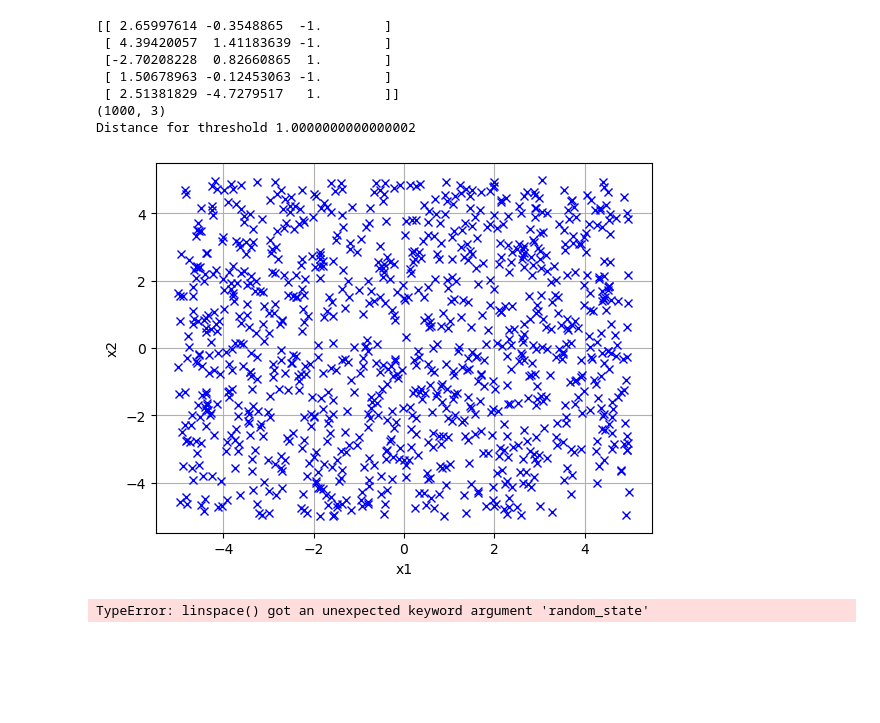
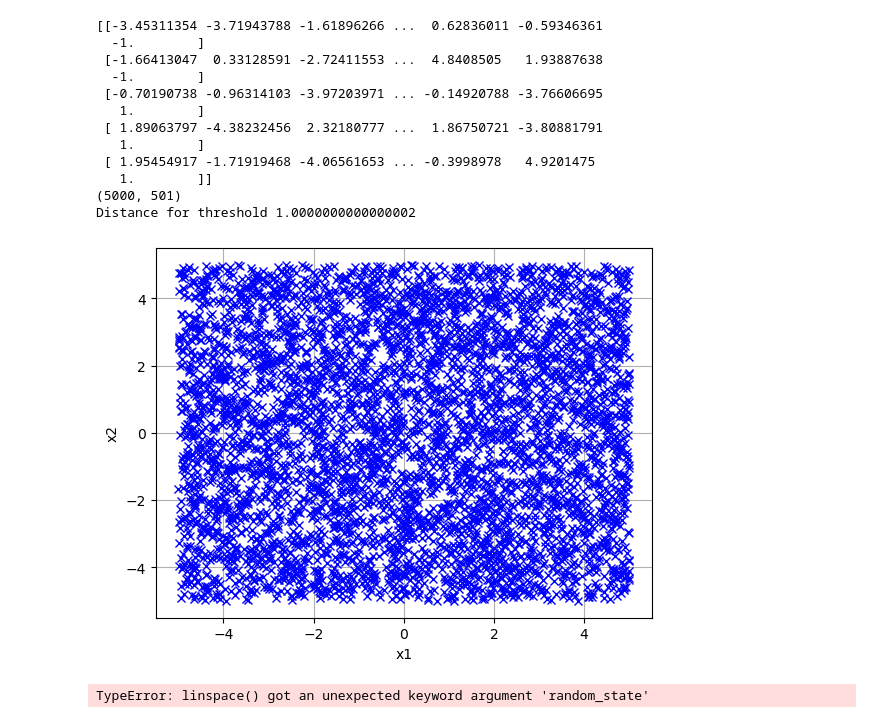
Before and after one commit to XavierVI/Intro_to_machine_learning_assignments, a Jupyter notebook: assignment2/data_generator.ipynb, the cells around one changed output. Cells and saved outputs as stored; diff of their text form; code cells hidden in the pictures; blank space fills up the shorter version.

```diff
--- a/assignment2/data_generator.ipynb
+++ b/assignment2/data_generator.ipynb
@@ -3,35 +3,40 @@ import numpy as np
 import matplotlib.pyplot as plt
 from data_generator import make_classification
 # %%
-d = 2
+d = 500
 u = 5
-n = 1000
+n = 5000
 
 data_points, normal_vector = make_classification(d=d, n=n, u=u, threshold=0.001, random_state=None)
 print(data_points[:5])
 print(data_points.shape)
 print(f'Distance for threshold {1 / np.linalg.norm(normal_vector)}')
 
 # plotting line and data points
 x1_vals = np.linspace(-u, u, 100)
 # solving for x2 values x2 = (-a1 / a2) * x1
 x2_vals = - (normal_vector[0] / normal_vector[1]) * x1_vals
 
 plt.plot(data_points[:, 0], data_points[:, 1], 'xb')
 # plt.plot(x1_vals, x2_vals, '-b')
 plt.xlabel('x1')
 plt.ylabel('x2')
 plt.grid(True)
 plt.show()
 # %% [output]
-[[ 2.65997614 -0.3548865  -1.        ]
- [ 4.39420057  1.41183639 -1.        ]
- [-2.70208228  0.82660865  1.        ]
- [ 1.50678963 -0.12453063 -1.        ]
- [ 2.51381829 -4.7279517   1.        ]]
-(1000, 3)
+[[-3.45311354 -3.71943788 -1.61896266 ...  0.62836011 -0.59346361
+  -1.        ]
+ [-1.66413047  0.33128591 -2.72411553 ...  4.8408505   1.93887638
+  -1.        ]
+ [-0.70190738 -0.96314103 -3.97203971 ... -0.14920788 -3.76606695
+   1.        ]
+ [ 1.89063797 -4.38232456  2.32180777 ...  1.86750721 -3.80881791
+   1.        ]
+ [ 1.95454917 -1.71919468 -4.06561653 ... -0.3998978   4.9201475
+   1.        ]]
+(5000, 501)
 Distance for threshold 1.0000000000000002
-[figure, old version]
+[figure, new version]
 # %%
 # plotting line and data points
 x1_vals = np.linspace(-u, u, 100)
```
Also changed, not shown: parts of 4 cells of this notebook, 4 other files.
